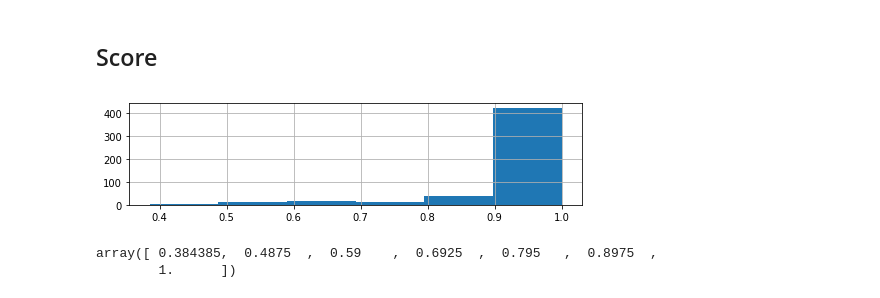
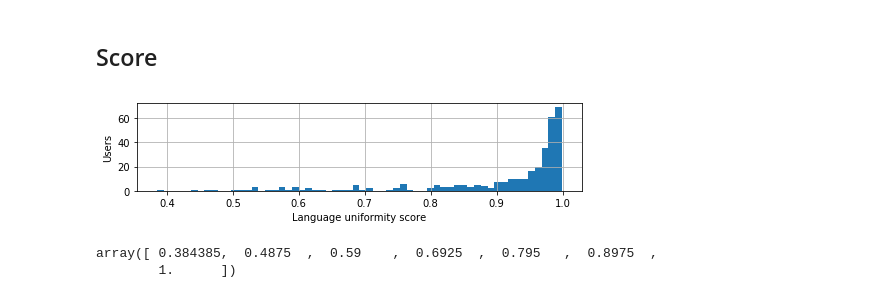
Before and after one commit to dimazest/2017-lv-corpus, a Jupyter notebook: supplement/notebook.ipynb, the cells around one changed output. Drawn from its saved outputs; the diff is of its cells as text; code cells hidden in the pictures.

Commit message:
Updating score

```diff
--- a/supplement/notebook.ipynb
+++ b/supplement/notebook.ipynb
@@ -97,11 +106,12 @@ sn_lang['Score'] = np.round(
     3,
 )
 # %%
-_ = sn_lang['Score'].hist(bins=6, figsize=(7, 2))
+_ = sn_lang.loc[sn_lang['Score'] < 1, 'Score'].hist(bins=60, figsize=(7, 2))
+_.set(xlabel="Language uniformity score", ylabel="Users")
 _.figure.tight_layout()
 _.figure.savefig('figures/score-hist.pdf')
 # %% [output]
-[figure, old version]
+[figure, new version]
 # %%
 pd.cut(sn_lang['Score'], bins=6, retbins=True)[1]
 # %% [output]
```
Also changed, not shown: parts of 5 cells of this notebook, 3 other files.
